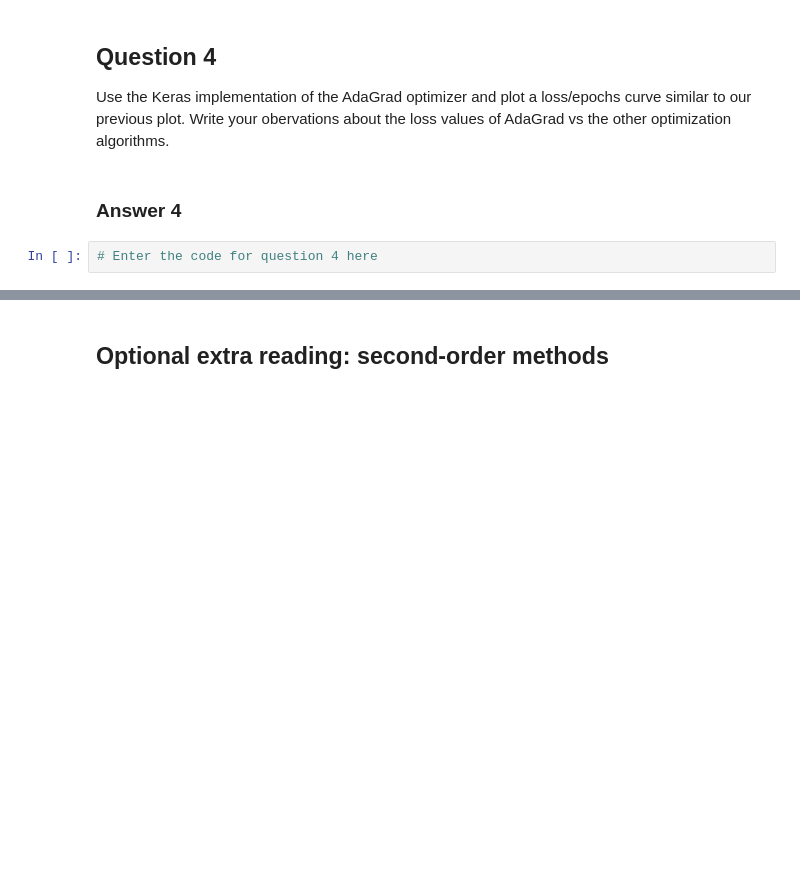
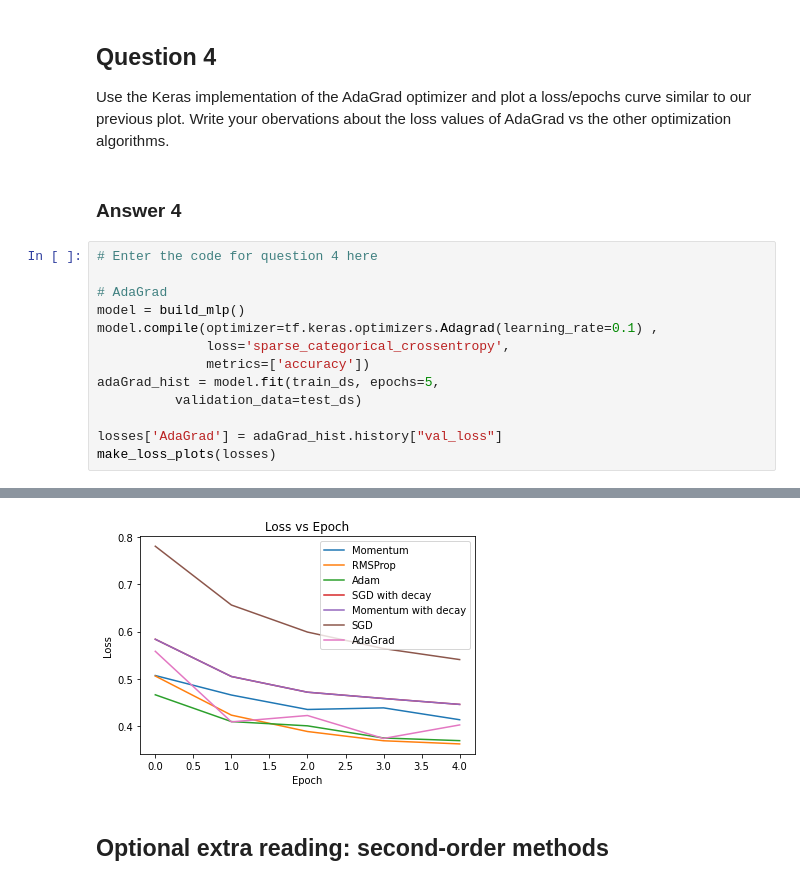
Before and after one commit to HabibaShera/spring_2023_vail-HabibaShera, a Jupyter notebook: Day_07/Optimization.ipynb, the cells around one changed output, grey strips where cells are left out. Saved outputs shown, nothing was run; the diff lists cells and outputs as text; blank space fills up the shorter version.

```diff
--- a/Day_07/Optimization.ipynb
+++ b/Day_07/Optimization.ipynb
@@ -318,5 +388,17 @@ http://ruder.io/optimizing-gradient-descent/
 Use the Keras implementation of the AdaGrad optimizer and plot a loss/epochs curve similar to our previous plot. Write your obervations about the loss values of AdaGrad vs the other optimization algorithms.
 # %% [markdown]
 ### Answer 4
-# %%
-# Enter the code for question 4 here
+# %%
+# Enter the code for question 4 here
+
+# AdaGrad
+model = build_mlp()
+model.compile(optimizer=tf.keras.optimizers.Adagrad(learning_rate=0.1) ,
+              loss='sparse_categorical_crossentropy',
+              metrics=['accuracy'])
+adaGrad_hist = model.fit(train_ds, epochs=5,
+          validation_data=test_ds)
+
+losses['AdaGrad'] = adaGrad_hist.history["val_loss"]
+make_loss_plots(losses)
+# %% [output]
@@ -323,3 +415,4 @@ Use the Keras implementation of the AdaGrad optimizer and plot a loss/epochs cur
+[figure, added]
 # %% [markdown]
 ## Optional extra reading: second-order methods
 # %% [markdown]
```
Also changed, not shown: parts of 11 cells of this notebook.
